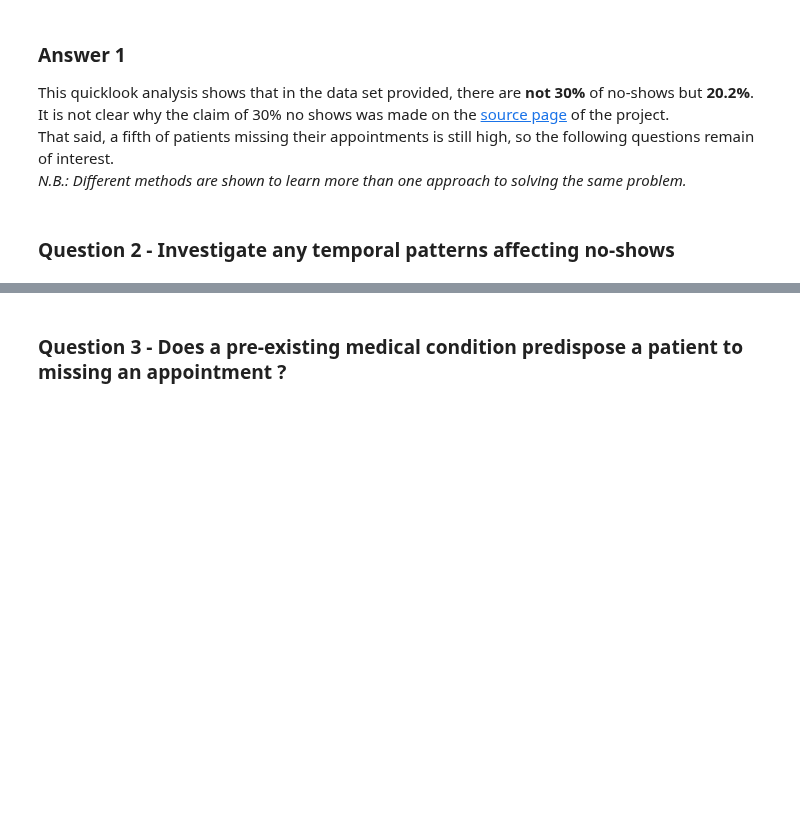
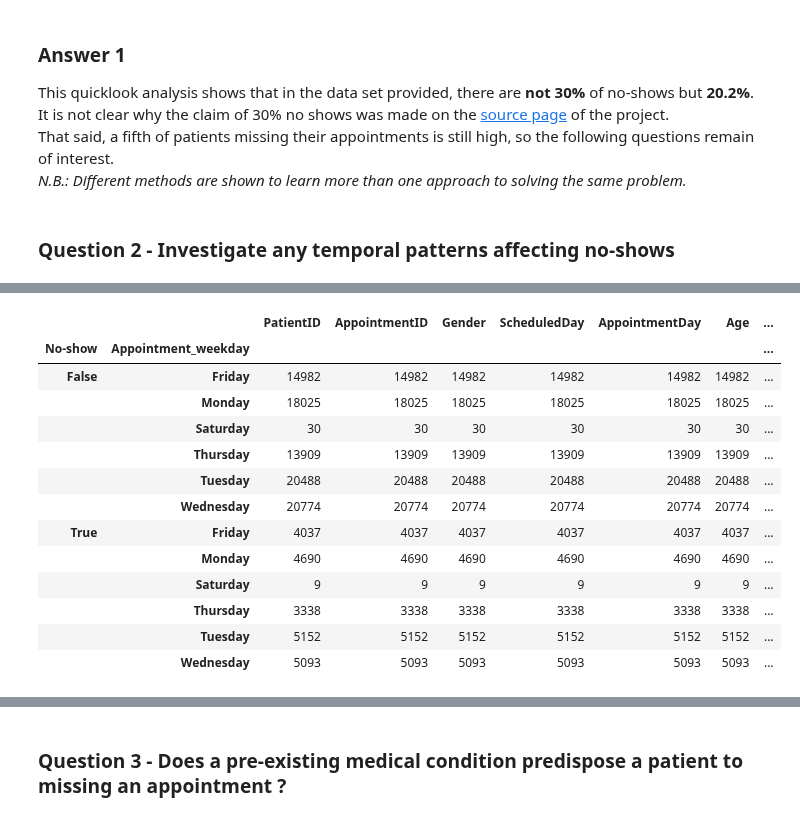
Before and after one commit to Zabamund/datasci-nano, a Jupyter notebook: inv-dataset/noshow.ipynb, the cells around one changed output, grey strips where cells are left out. Drawn from its saved outputs; the diff is of its cells as text; code cells hidden in the pictures; blank space fills up the shorter version.

```diff
--- a/inv-dataset/noshow.ipynb
+++ b/inv-dataset/noshow.ipynb
@@ -408,0 +409,4 @@ Do any temporal patterns exist that allow better planning for medical practises
+# %%
+# Add a column indicating day of week of appointment - check it has been added correctly with df.head()
+df_noshow['Appointment_weekday'] = df_noshow['AppointmentDay'].dt.weekday_name
+df_noshow.head()
@@ -408,0 +420,22 @@ Do any temporal patterns exist that allow better planning for medical practises
+# %%
+# Get counts for Shows(False) and No-shows(True) by day of week
+No_show_counts = df_noshow.groupby(['No-show', 'Appointment_weekday']).count()
+# %%
+# Use pd.Categorical to allow listing in weekday order, then Print results sorted in weekday order
+df_noshow['Appointment_weekday'] = pd.Categorical(df_noshow['Appointment_weekday'], categories=['Monday','Tuesday','Wednesday','Thursday','Friday','Saturday','Sunday'],ordered=True)
+No_show_counts.sort_index()
+# %% [output]
+|  |  | PatientID | AppointmentID | Gender | ScheduledDay | AppointmentDay | Age | ... |
+| No-show | Appointment_weekday |  |  |  |  |  |  | ... |
+| False | Friday | 14982 | 14982 | 14982 | 14982 | 14982 | 14982 | ... |
+|  | Monday | 18025 | 18025 | 18025 | 18025 | 18025 | 18025 | ... |
+|  | Saturday | 30 | 30 | 30 | 30 | 30 | 30 | ... |
+|  | Thursday | 13909 | 13909 | 13909 | 13909 | 13909 | 13909 | ... |
+|  | Tuesday | 20488 | 20488 | 20488 | 20488 | 20488 | 20488 | ... |
+|  | Wednesday | 20774 | 20774 | 20774 | 20774 | 20774 | 20774 | ... |
+| True | Friday | 4037 | 4037 | 4037 | 4037 | 4037 | 4037 | ... |
+|  | Monday | 4690 | 4690 | 4690 | 4690 | 4690 | 4690 | ... |
+|  | Saturday | 9 | 9 | 9 | 9 | 9 | 9 | ... |
+|  | Thursday | 3338 | 3338 | 3338 | 3338 | 3338 | 3338 | ... |
+|  | Tuesday | 5152 | 5152 | 5152 | 5152 | 5152 | 5152 | ... |
+|  | Wednesday | 5093 | 5093 | 5093 | 5093 | 5093 | 5093 | ... |
```
Also changed, not shown: parts of 5 cells of this notebook.
